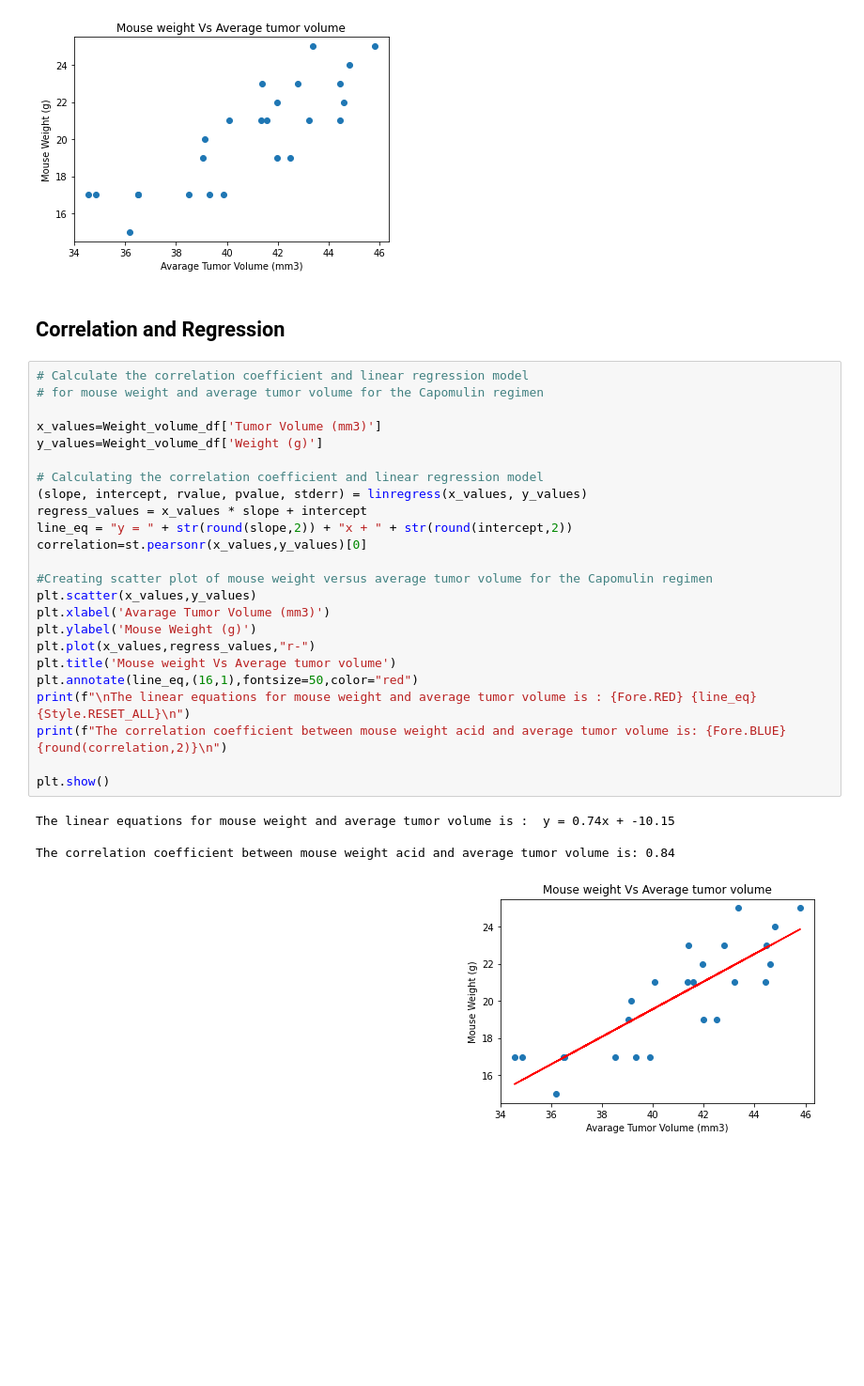
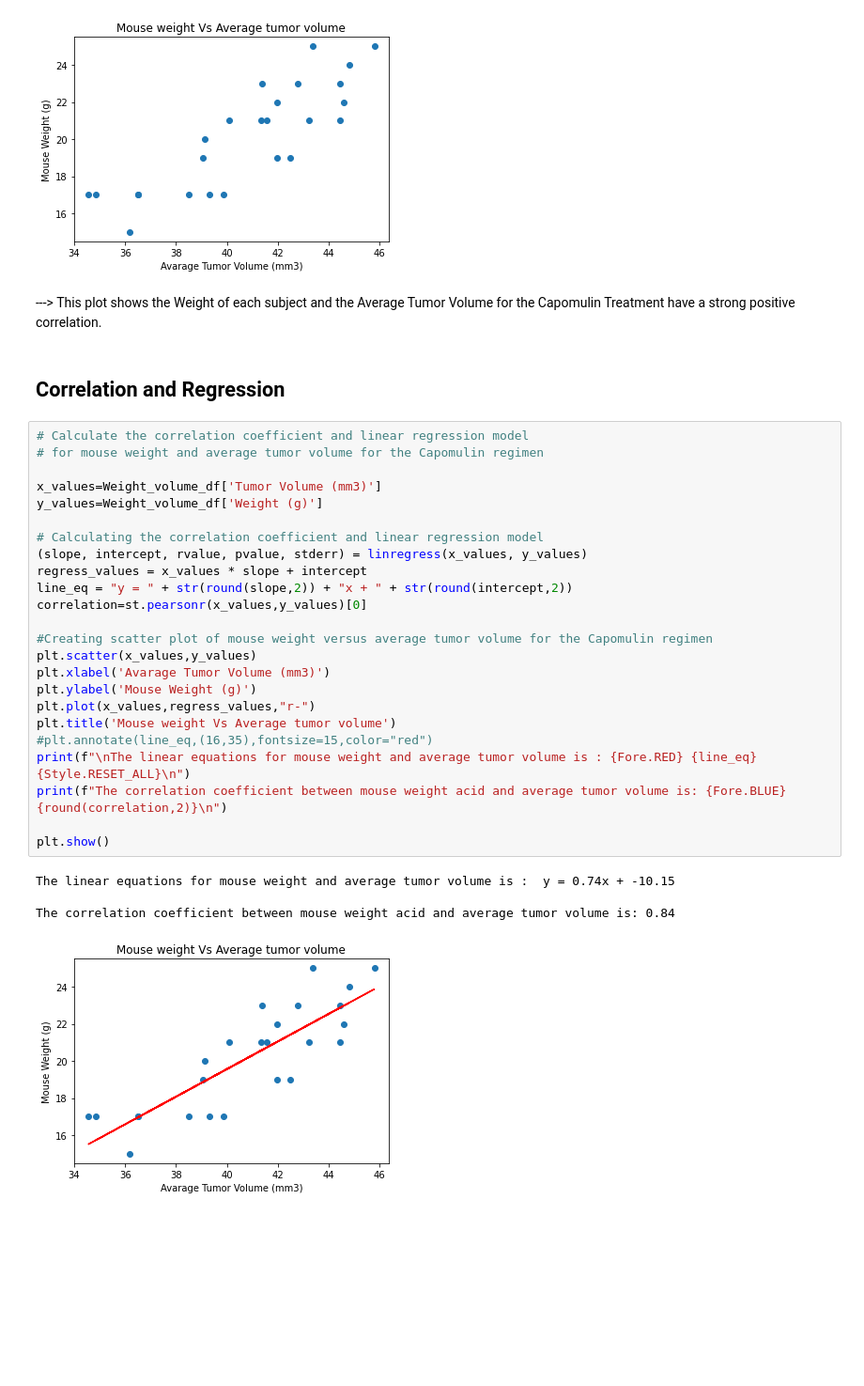
Before and after one commit to nima-karimii/Matplotlib_challenge, a Jupyter notebook: pymaceuticals_starter_Final.ipynb, the cells around one changed output. Shown at 94% size. Drawn from its saved outputs; the diff is of its cells as text; blank space fills up the shorter version.

```diff
--- a/pymaceuticals_starter_Final.ipynb
+++ b/pymaceuticals_starter_Final.ipynb
@@ -417,34 +429,36 @@ plt.ylabel('Mouse Weight (g)')
 plt.show()
 # %% [output]
 [figure]
+# %% [markdown]
+---> This plot shows the Weight of each subject and the Average Tumor Volume for the Capomulin Treatment have a  strong positive correlation.
 # %% [markdown]
 ## Correlation and Regression
 # %%
 # Calculate the correlation coefficient and linear regression model
 # for mouse weight and average tumor volume for the Capomulin regimen
 
 x_values=Weight_volume_df['Tumor Volume (mm3)']
 y_values=Weight_volume_df['Weight (g)']
 
 # Calculating the correlation coefficient and linear regression model
 (slope, intercept, rvalue, pvalue, stderr) = linregress(x_values, y_values)
 regress_values = x_values * slope + intercept
 line_eq = "y = " + str(round(slope,2)) + "x + " + str(round(intercept,2))
 correlation=st.pearsonr(x_values,y_values)[0]
 
 #Creating scatter plot of mouse weight versus average tumor volume for the Capomulin regimen
 plt.scatter(x_values,y_values)
 plt.xlabel('Avarage Tumor Volume (mm3)')
 plt.ylabel('Mouse Weight (g)')
 plt.plot(x_values,regress_values,"r-")
 plt.title('Mouse weight Vs Average tumor volume')
-plt.annotate(line_eq,(16,1),fontsize=50,color="red")
+#plt.annotate(line_eq,(16,35),fontsize=15,color="red")
 print(f"\nThe linear equations for mouse weight and average tumor volume is : {Fore.RED} {line_eq} {Style.RESET_ALL}\n")
 print(f"The correlation coefficient between mouse weight acid and average tumor volume is: {Fore.BLUE}{round(correlation,2)}\n")
 
 plt.show()
 # %% [output]
 The linear equations for mouse weight and average tumor volume is :  y = 0.74x + -10.15
 
 The correlation coefficient between mouse weight acid and average tumor volume is: 0.84
-[figure, old version]
+[figure, new version]
```
Also changed, not shown: parts of 7 cells of this notebook, 1 other file.
